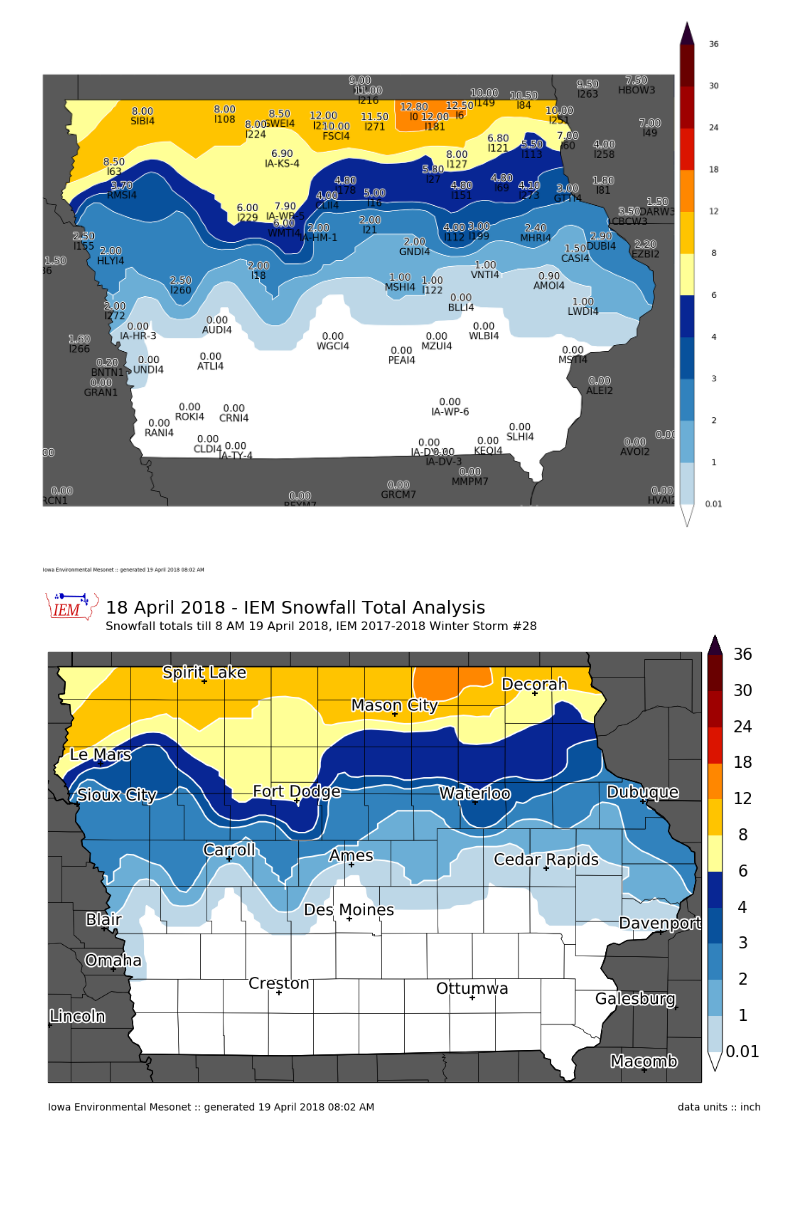
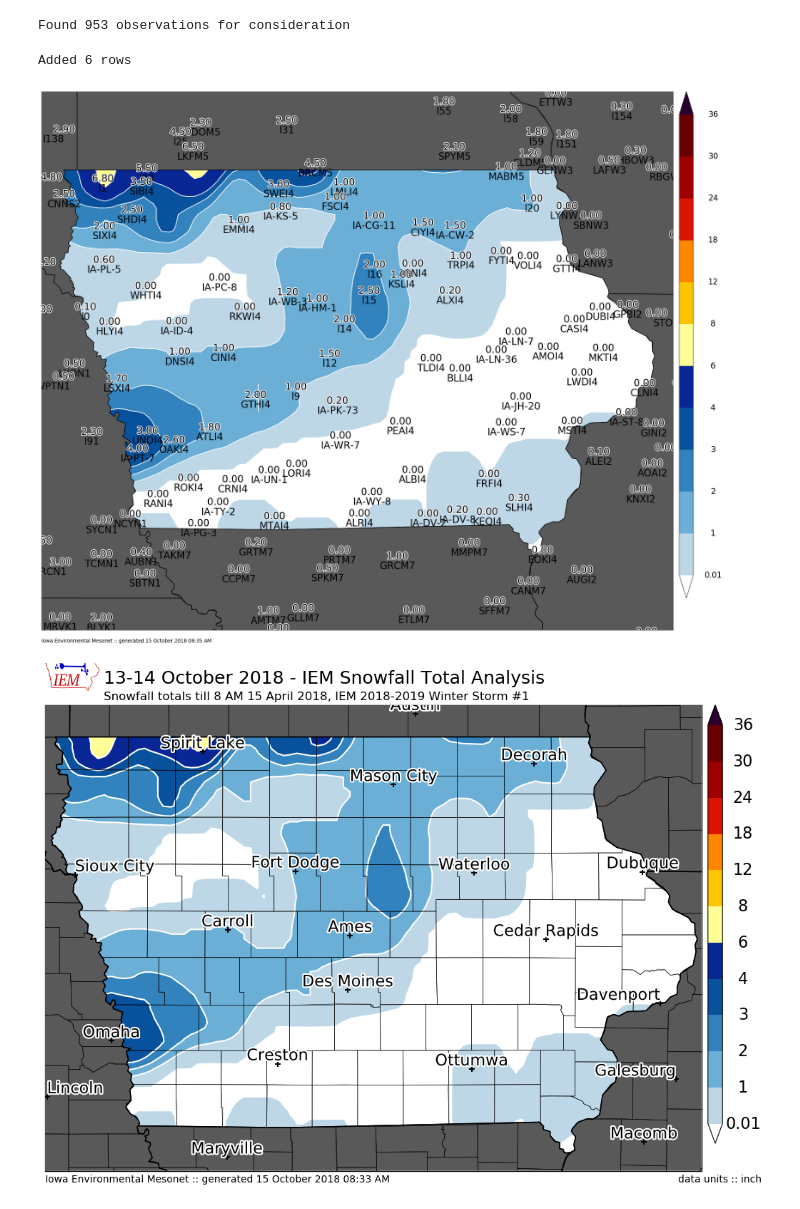
Before and after one commit to akrherz/DEV, a Jupyter notebook: coop/feature_snowfall_analysis.ipynb, the cells around one changed output. Drawn from its saved outputs; the diff is of its cells as text; code cells hidden in the pictures; blank space fills up the shorter version.

Commit message:
winter 18-19 first snowfall

```diff
--- a/coop/feature_snowfall_analysis.ipynb
+++ b/coop/feature_snowfall_analysis.ipynb
@@ -1,7 +1,8 @@
 # %%
 ####################
 # vvvvvvvvvvvvvvvvvvvvvvvvv
-STORM_NUMBER = 28
+STORM_NUMBER = 1
+SEASON = "1819"
 # ^^^^^^^^^^^^^^^^^^^^^^^^^
 ####################
 import datetime
@@ -9,7 +10,7 @@ import pytz
 from pyiem.plot import MapPlot, nwssnow
 import pandas as pd
 import numpy as np
-from metpy.gridding.interpolation import inverse_distance
+from metpy.interpolate import inverse_distance
 from pyiem import iemre, reference
 from pyiem.util import get_dbconn, utc
 %matplotlib inline
@@ -65,9 +66,9 @@ def get_coop(dates):
     IEM.close()
     return data
 
-crows = get_coop( ['2018-04-19', '2018-04-20'] )
-sts = utc(2018, 4, 18, 12)
-ets = utc(2018, 4, 28, 12, 0)
+crows = get_coop( ['2018-10-14', '2018-10-15'] )
+sts = utc(2018, 10, 13, 12)
+ets = utc(2018, 10, 25, 12, 0)
 lrows = get_lsrs(sts, ets)
 
 prows = []
@@ -82,6 +83,9 @@ for line in txt.split("\n"):
 
 df = pd.DataFrame(crows + lrows + prows)
 df.sort_values(by='val', ascending=False, inplace=True)
+print("Found %s observations for consideration" % (len(df.index), ))
+# %% [output]
+Found 953 observations for consideration
 # %%
 # Now we filter the DataFrame
 radii = [0.4, 0.6, 0.9]  # decimal degrees
@@ -98,66 +102,59 @@ for lon in np.arange(reference.IA_WEST - 2, reference.IA_EAST + 2, radii[0]):
             north = lat + (radius / 2.)
             df2 = df[(df['lat'] >= south) & (df['lat'] < north) &
                      (df['lon'] >= west) & (df['lon'] < east)]
-            if len(df2.index) > 0:
+            if not df2.empty:
                 df.at[df2.index, 'useme'] = False
                 df.at[df2.index[0], 'useme'] = True
                 hit = True
                 break
         if not hit:
-            newrows.append(dict(val=0, lat=lat, lon=lon, label='i%s' % (len(newrows),), source='int', useme=True))
+            newrows.append(dict(val=0, lat=lat, lon=lon, label='i%s' % (len(newrows),),
+                                source='int', useme=True))
             continue
 if len(newrows) > 0:
+    print("Added %s rows" % (len(newrows), ))
     df = df.append(newrows)
 df.set_index('label', inplace=True)
+# %% [output]
+Added 6 rows
 # %%
-cull = ['IA-PK-89', 'LYON1', 'DMX']
+cull = ['IA-WB-5', 'l45']
 if cull:
     df.at[cull, 'useme'] = False
 
 hardcode = [
-    ['l16', 5.],
-    ['SIBI4', 8.],
-    ['l108', 8.],
-    ['l122', 1.],
-    ['SPRI4', 8.],
-    ['GNDI4', 2.],
-    ['l229', 6.],
-    ['l181', 12.],
-    ['HLYI4', 2.],
-    ['l21', 2.],
-    ['l18', 2.],
            ]
 for sid, val in hardcode:
     df.at[sid, 'val'] = val
 
 df.sort_values('val', ascending=True, inplace=True)
 df2 = df[df.useme]
 
 
 #xi, yi = np.meshgrid(iemre.XAXIS, iemre.YAXIS)
 #grid = inverse_distance(df2['lon'].values, df2['lat'].values,
 #                            df2['val'].values, xi, yi, 0.5)
 
 m = MapPlot(state='IA', sector='state', figsize=(20,18))
 #m.contourf(xi, yi, grid, clevs, cmap=cmap)
 vals = m.contourf(df2.lon.values, df2.lat.values, df2.val.values, clevs, cmap=cmap)
-np.save("1718_%s.npy" % (STORM_NUMBER, ), vals)
+np.save("%s_events/%s_%s.npy" % (SEASON, SEASON, STORM_NUMBER), vals)
 m.plot_values(df2['lon'], df2['lat'], df2['val'], '%.2f', labels=df2.index.values, textsize=20,
               labeltextsize=20, labelbuffer=0)
 # %% [output]
-[figure, old version]
+[figure, new version]
 # %%
 # now we are ready to plot!
 
 m = MapPlot(sector='iowa',
-            title='18 April 2018 - IEM Snowfall Total Analysis',
-            subtitle=("Snowfall totals till 8 AM 19 April 2018, "
-                      "IEM 2017-2018 Winter Storm #%s") % (STORM_NUMBER, ))
+            title='13-14 October 2018 - IEM Snowfall Total Analysis',
+            subtitle=("Snowfall totals till 8 AM 15 April 2018, "
+                      "IEM 2018-2019 Winter Storm #%s") % (STORM_NUMBER, ))
 m.contourf(df2.lon.values, df2.lat.values, df2.val.values, clevs, cmap=cmap,
           units='inch')
 #m.plot_values(np.array(df2.lon), np.array(df2.lat), np.array(df2.val), '%.2f')
 m.drawcounties()
 m.drawcities()
-m.postprocess(filename='180419.png')
+m.postprocess(filename='181015.png')
 # %% [output]
-[figure, old version]
+[figure, new version]
```
Also changed, not shown: 28 other files.
